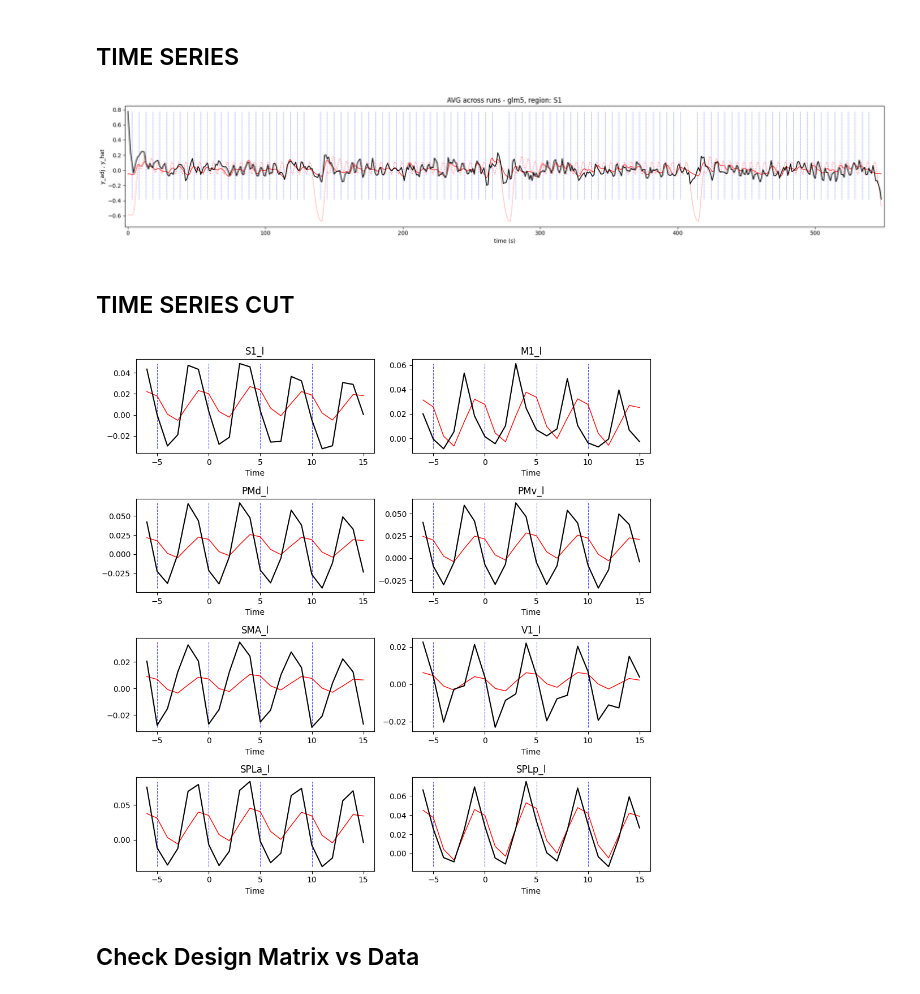
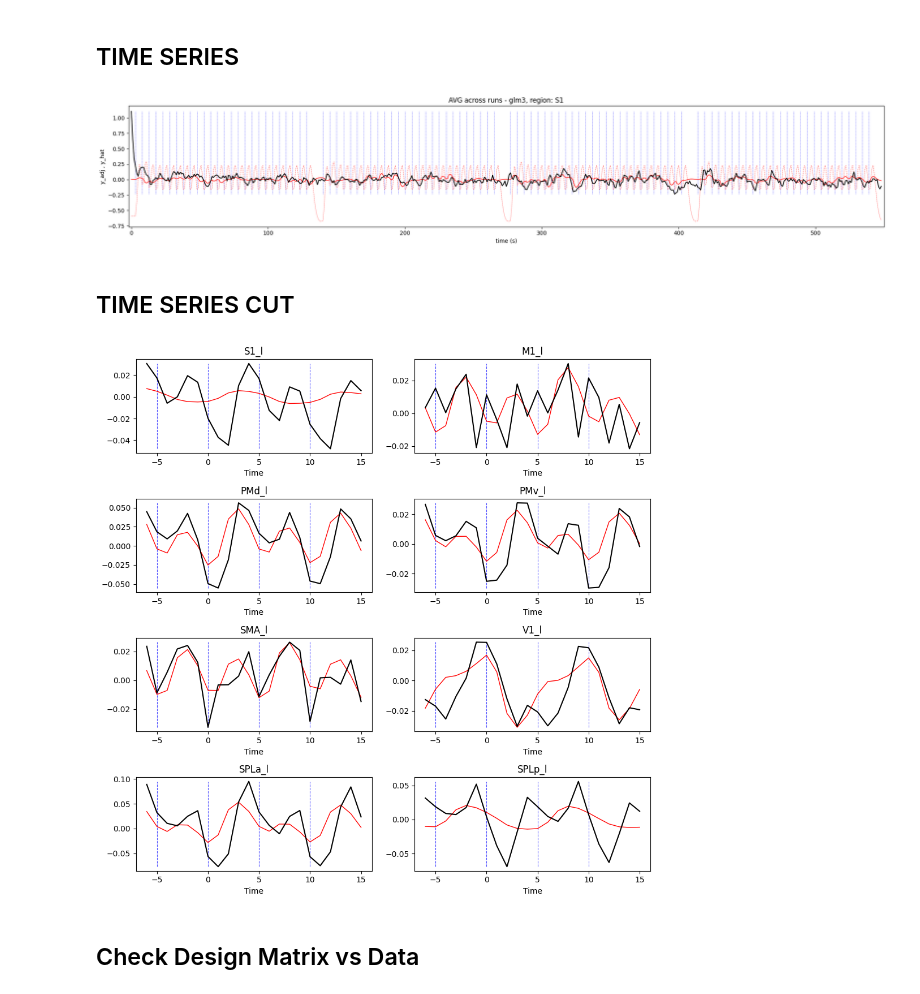
Before and after one commit to alighavam/EFC_patternfMRI, a Jupyter notebook: efcp_mri.ipynb, the cells around one changed output. Drawn from its saved outputs; the diff is of its cells as text; code cells hidden in the pictures.

```diff
--- a/efcp_mri.ipynb
+++ b/efcp_mri.ipynb
@@ -43,8 +43,8 @@ spm.get_info_from_spm_mat()
 ## TIME SERIES
 # %%
 sn = 101
-glm = 5
-ses = 2
+glm = 3
+ses = 1
 region = 1
 
 # for cutting time series:
@@ -161,38 +161,38 @@ for r in range(np.shape(y_adj)[1]):
 
 T.to_csv(os.path.join(baseDir, regDir, f's{sn}', f'ses-{ses:02d}', f'time_series_cut_glm{glm}.csv'), index=False)
 # %% [output]
-[figure, old version]
+[figure, new version]
 # %% [markdown]
 ## TIME SERIES CUT
 # %%
 sn = 101
-glm = 5
-ses = 2
+glm = 3
+ses = 1
 
 T = pd.read_csv(os.path.join(baseDir, regDir, f's{sn}', f'ses-{ses:02d}', f'time_series_cut_glm{glm}.csv'))
-# T = T[T['repetition']==1]
+T = T[T['repetition']==1]
 t = np.arange(-6, 16, 1)
 roi_names = ['_l', 'S1_l', 'M1_l', 'PMd_l', 'PMv_l', 'SMA_l', 'V1_l', 'SPLa_l', 'SPLp_l', '_r', 'S1_r', 'M1_r', 'PMd_r', 'PMv_r', 'SMA_r', 'V1_r', 'SPLa_r', 'SPLp_r']
 
 n_row = 4
 n_col = 2
 fig, axes = plt.subplots(n_row, n_col, figsize=(10, 10))
 for j, r in enumerate(range(1,9)):
     y_adj = T.loc[T['region']==r, [f'y_adj{i}' for i in range(len(t))]].mean().to_list()
     y_hat = T.loc[T['region']==r, [f'y_hat{i}' for i in range(len(t))]].mean().to_list()
 
     ax = axes[j//n_col, j%n_col]
     ax.vlines([-5,0,5,10], ymin=min(min(y_adj),min(y_hat)), ymax=max(max(y_adj),max(y_hat)), color='b', ls='--', lw=0.8, alpha=0.7)
     ax.plot(t, y_hat, color='r', lw=1)
     ax.plot(t, y_adj, color='k', lw=1.5)
     ax.set_title(f'{roi_names[r]}')
     ax.set_xlabel('Time')
 
 plt.tight_layout()
 plt.savefig(f'./figures/efcp_Yhat_Yadj_my_glm{glm}_ses{ses}.pdf', bbox_inches="tight")
 plt.show()
 # %% [output]
-[figure, old version]
+[figure, new version]
 # %% [markdown]
 ## Check Design Matrix vs Data
 # %%
```
Also changed, not shown: 2 other files.
